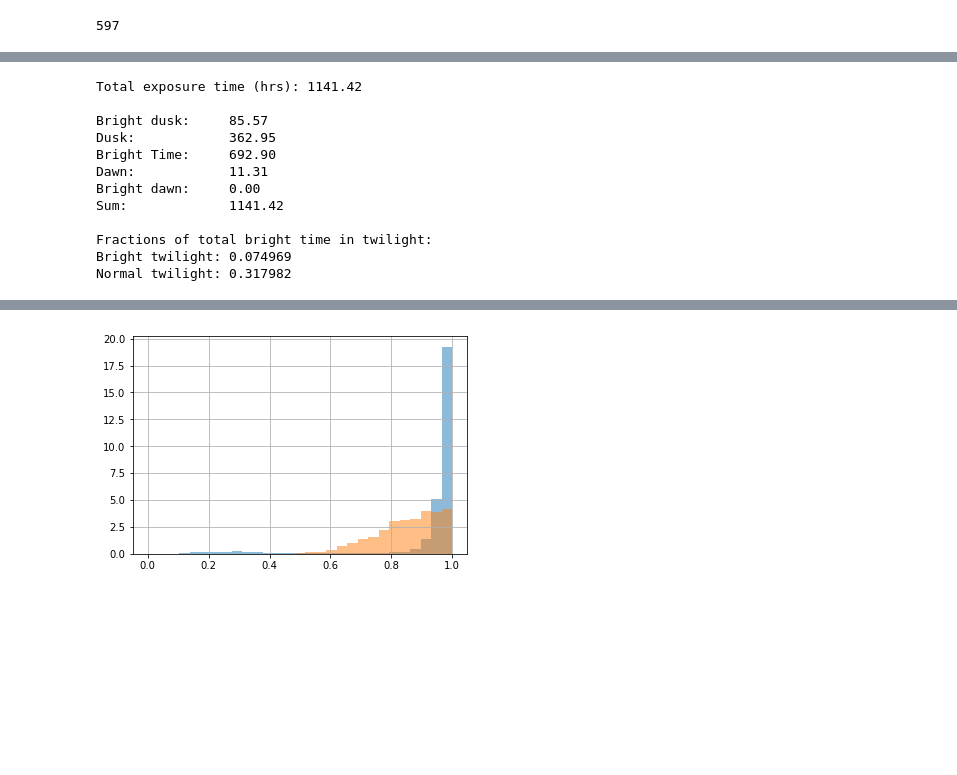
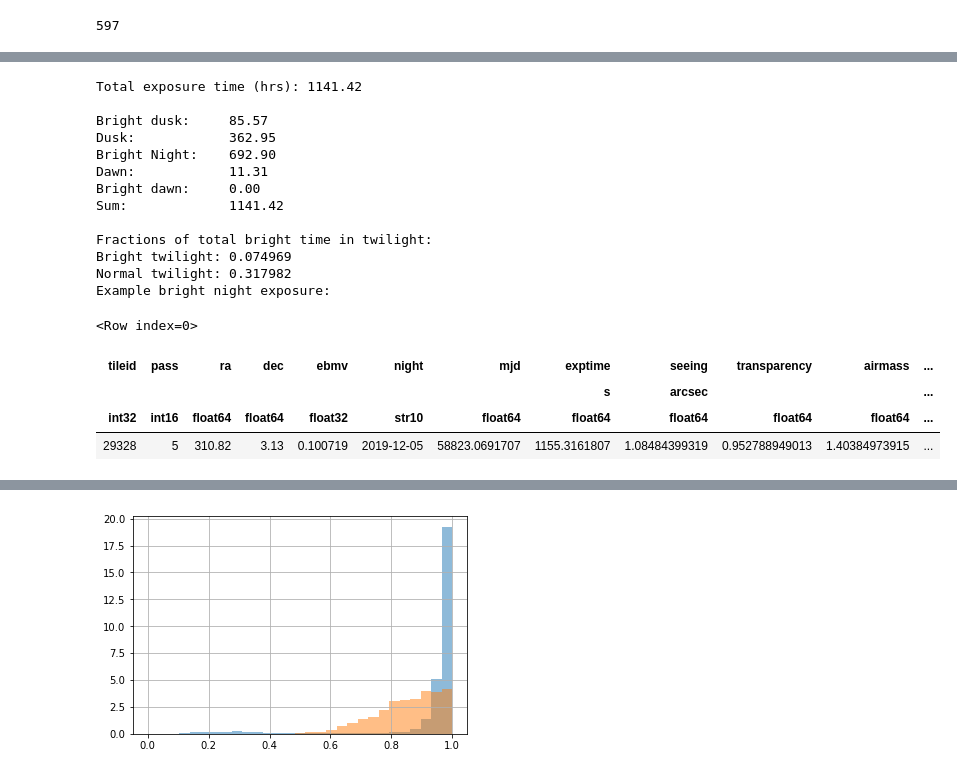
Before and after one commit to apcooper/desinb, a Jupyter notebook: quicksurvey2017b.ipynb, the cells around one changed output, grey strips where cells are left out. Saved outputs shown, nothing was run; the diff lists cells and outputs as text; code cells hidden in the pictures; blank space fills up the shorter version.

```diff
--- a/quicksurvey2017b.ipynb
+++ b/quicksurvey2017b.ipynb
@@ -173,39 +195,22 @@ Sum:             6689
-# %%
-print('Total exposure time (hrs): %-5.2f'%(exposures['exptime'].sum()/3600.0))
-print()
-print('Bright dusk:     %-5.2f'%(exposures['exptime'][is_bright_dusk].sum()/3600.0))
-print('Dusk:            %-5.2f'%(exposures['exptime'][is_dusk].sum()/3600.0))
-print('Bright Time:     %-5.2f'%(exposures['exptime'][is_btp].sum()/3600.0))
-print('Dawn:            %-5.2f'%(exposures['exptime'][is_dawn].sum()/3600.0))
-print('Bright dawn:     %-5.2f'%(exposures['exptime'][is_bright_dawn].sum()/3600.0))
-
-total_hours = exposures['exptime'][is_bright_dusk | is_dusk | is_btp | is_dawn | is_bright_dawn].sum()/3600.0
-print('Sum:             %-5.2f'%(total_hours))
-print()
-
-supertwilight_hours_off_btp = exposures['exptime'][(is_bright_dusk | is_bright_dawn)].sum()/3600.0
-twilight_hours_off_btp      = exposures['exptime'][(is_dusk | is_dawn)].sum()/3600.0
-
-# The BTP is time that would be dark if it weren't for the Moon.
-print('Fractions of total bright time in twilight:')
-print('Bright twilight: %f'%(supertwilight_hours_off_btp/total_hours))
-print('Normal twilight: %f'%(twilight_hours_off_btp/total_hours))
-
-# Bright dusk: Sun alt. > -13
-# Dusk       : Sun alt.   -13 to -15
-# Dark       : Sun alt. < -15 and moon down
-# Grey       : Sun alt. < -15 and moon up with some conditions
-# Bright     : Sun alt. < -15 and moon up with other conditions
-# %% [output]
-Total exposure time (hrs): 1141.42
-
-Bright dusk:     85.57
-Dusk:            362.95
-Bright Time:     692.90
-Dawn:            11.31
-Bright dawn:     0.00
-Sum:             1141.42
-
-Fractions of total bright time in twilight:
-Bright twilight: 0.074969
-Normal twilight: 0.317982
+# %%
+exposures_bright = Table.read("{topdir}/survey/exposures_bright.fits".format(topdir=topdir))
+report_bright_exposures(exposures_bright,our_ephem)
+# %% [output]
+Total exposure time (hrs): 1141.42
+
+Bright dusk:     85.57
+Dusk:            362.95
+Bright Night:    692.90
+Dawn:            11.31
+Bright dawn:     0.00
+Sum:             1141.42
+
+Fractions of total bright time in twilight:
+Bright twilight: 0.074969
+Normal twilight: 0.317982
+Example bright night exposure:
+<Row index=0>
+| tileid | pass | ra | dec | ebmv | night | mjd | exptime | seeing | transparency | airmass | ... |
+|  |  |  |  |  |  |  | s | arcsec |  |  | ... |
+| int32 | int16 | float64 | float64 | float32 | str10 | float64 | float64 | float64 | float64 | float64 | ... |
+| 29328 | 5 | 310.82 | 3.13 | 0.100719 | 2019-12-05 | 58823.0691707 | 1155.3161807 | 1.08484399319 | 0.952788949013 | 1.40384973915 | ... |
```
Also changed, not shown: parts of 19 cells of this notebook, 1 other file.
